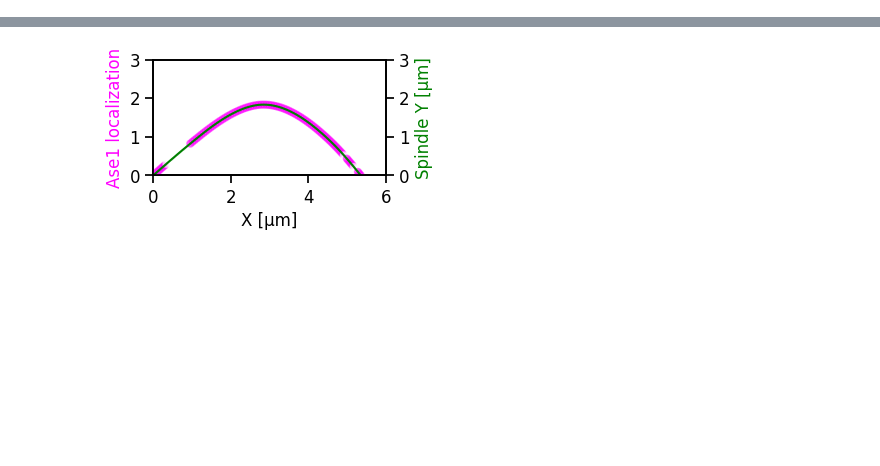
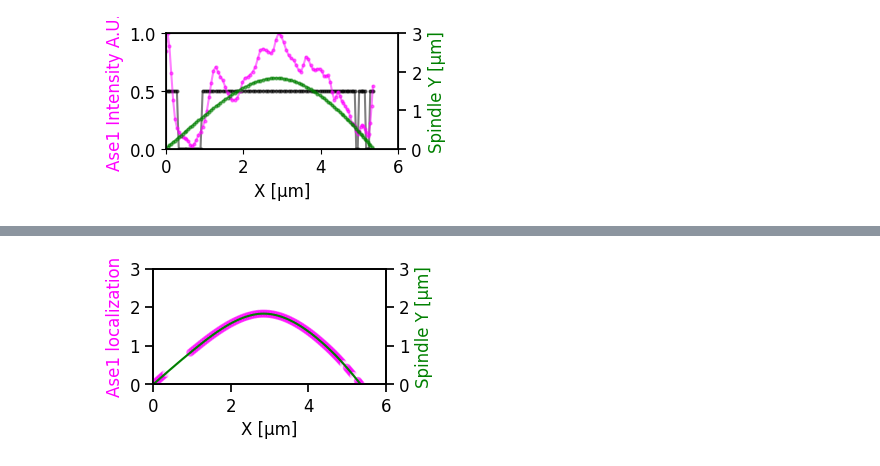
Before and after one commit to JoelLEMI/Test, a Jupyter notebook: Ase1_Intensity.ipynb, the cells around one changed output, grey strips where cells are left out. Drawn from its saved outputs; the diff is of its cells as text; code cells hidden in the pictures; blank space fills up the shorter version.

```diff
--- a/Ase1_Intensity.ipynb
+++ b/Ase1_Intensity.ipynb
@@ -153,0 +158,98 @@ Excluded = []
+# %%
+scale=0 # I am not measuring curvature here
+Ase1Boundary = [] # To save data on Ase1 location
+L_Sp = [] #Spindle x-axis projected length
+Sp_name = [] # To keep the name of the Sp
+
+for i in range(3,5):
+    if i in Excluded: #Add exclude not well imaged spindles from the analysis
+            continue
+    data=pd.read_csv('%s%s/sp%s.csv'%(loc,i,i))
+    y_path_1=data["Y"]
+    x_path_1=data["X"]
+
+    ##rotate the data using the angle between the first and last point
+    x_path_2,y_path_2 = reverse(x_path_1,y_path_1)
+    angle = np.arctan((y_path_2[0] - y_path_2[99]) / (x_path_2[0] - x_path_2[99]))
+    x_path_3,y_path_3 = rotation(x_path_2,y_path_2,angle)
+    x_path_4,y_path_4 = translation(x_path_3,y_path_3)
+    x_path,y_path = flip(x_path_4,y_path_4)
+
+    # Input list initialization
+    Inputx = x_path
+    Inputy = y_path
+
+    # list of length in which we have to split
+    length_to_split = [scale, 100-2*scale, scale]
+
+    # Using islice
+    Outputx = [Inputx[x - y: x] for x, y in zip(accumulate(length_to_split), length_to_split)][1]
+    Outputy = [Inputy[x - y: x] for x, y in zip(accumulate(length_to_split), length_to_split)][1]
+
+    ##Ase1 Background Value per movie
+    dataBG=pd.read_csv('%s%s/ase1_BG_sp%s.csv'%(loc,i,i), usecols= ["Mean"], nrows=1) #Reads Ase1 background intensity
+    dataBG=dataBG["Mean"]
+
+    ###Ase1
+    data=pd.read_csv(f"{loc}{i}/Plot%20Values%20sp{i}.csv", encoding='latin1') # Open Ase1 intensity data
+
+    y_int_1=data["Value"]-dataBG[0] #remove the background intensity from Ase1 value
+    x_coord_1=data.iloc[:, 0]
+
+    f = interp1d(x_coord_1, y_int_1, kind='cubic') #Interpolate the intensity to align with spindle length
+    xnew = np.linspace(0, x_coord_1[len(x_coord_1)-1], num=100, endpoint=True) #create 100 points along the spindle
+    #xnew_modified = xnew[scale:-scale] #To remove the values similar to curvature
+
+    # Replace values below A with 0 and values above A with 1, A is the intensity treshold
+    A=0.15*max(f(xnew)[20:81]) # Looking at the middle of the spindle intensity
+    transformed_array = np.where(f(xnew) < A, 0, 1)
+
+    # Create the first plot
+    a4_dims = (3,1.5)
+    fig, ax1 = plt.subplots(figsize=a4_dims)
+    sns.set_context("notebook", font_scale=1.5)
+
+    ax1.plot(Outputx, transformed_array/2, 'k-o', alpha=0.5, markersize=2)
+    ax1.plot(Outputx, f(xnew)/max(f(xnew)), '-o', alpha=0.5, color='magenta', markersize=2)
+
+    # Create the second y-axis
+    ax2 = ax1.twinx()
+    ax2.plot(Outputx, Outputy, '-o', alpha=0.5, color='green',markersize=2)
+
+    ax1.set_xlabel('X [µm]',fontsize=12)
+    ax1.set_ylabel('Ase1 Intensity A.U.',fontsize=12, color='magenta')
+    ax2.set_ylabel('Spindle Y [µm]',fontsize=12, color='green')
+
+    # Set the size of ticks on the second y-axis
+    tick_size_y = 12
+    ax1.tick_params(axis='both', labelsize=tick_size_y)
+    ax2.tick_params(axis='y', labelsize=tick_size_y)
+
+    ax1.set_ylim([0,1])
+    ax2.set_ylim([0,3])
+    ax1.set_xlim([0,6])
+
+    ##Saving info on Ase1
+
+    #array containing the indices where the value is 1
+    positions_of_ones = np.where(transformed_array == 1)[0]
+
+    # Find indices where there is a transition from 0 to 1 or 1 to 0
+    transition_indices = np.where(np.diff(transformed_array) != 0)[0]
+    Limites=Outputx[transition_indices]
+
+    Limites=Limites.reset_index(drop=True)
+    Ase1Boundary.append(Limites)
+
+    # Measure spindle projected length on x-axis
+    L_Sp.append(x_path.iloc[-1])
+
+    # Name of the spindle
+    Sp_name.append(i)
+
+#columns = ['X1', 'X2', 'L_Ase1', 'L_Sp']
+df = pd.DataFrame(Ase1Boundary)
+df["L_Sp"]= pd.DataFrame(L_Sp)
+df["Sp"]= pd.DataFrame(Sp_name)
+# %% [output]
+[figure, added]
```
Also changed, not shown: parts of 4 cells of this notebook.
